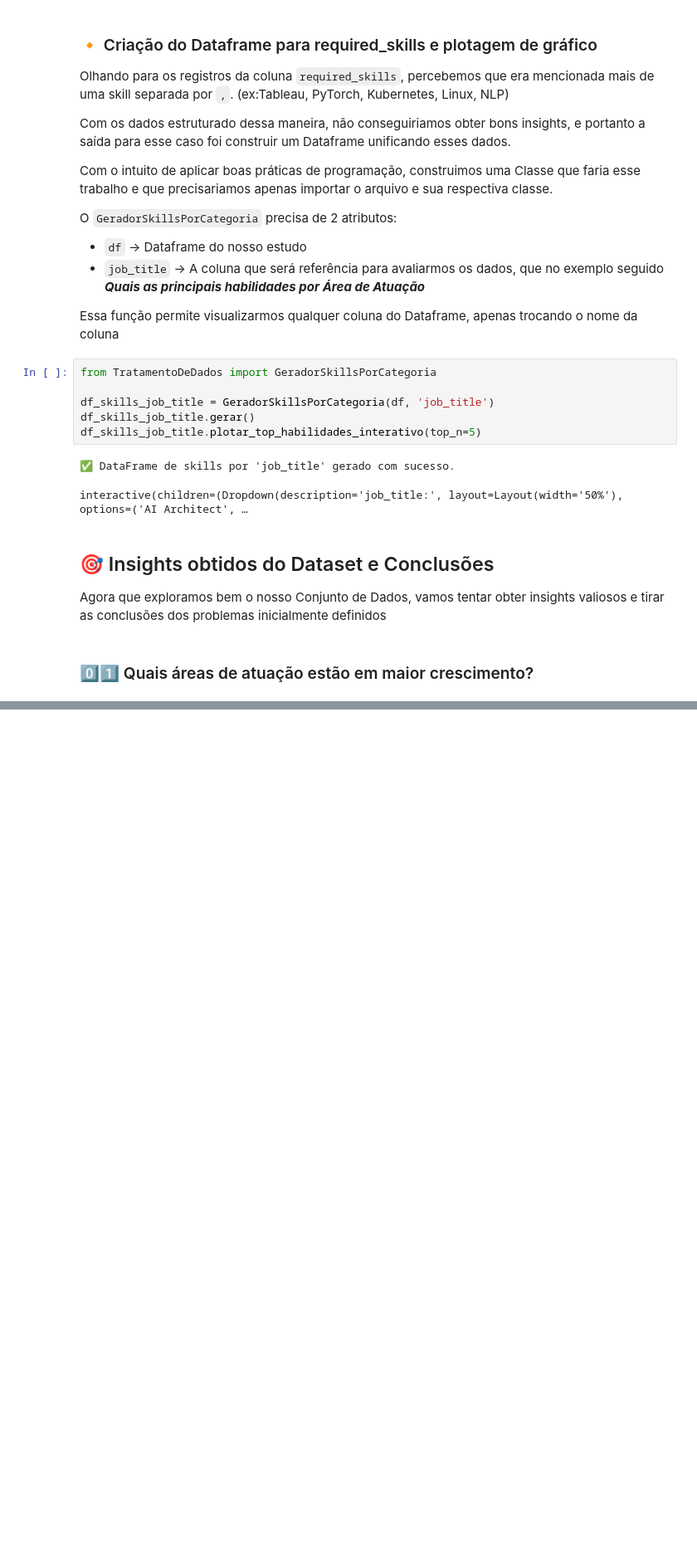
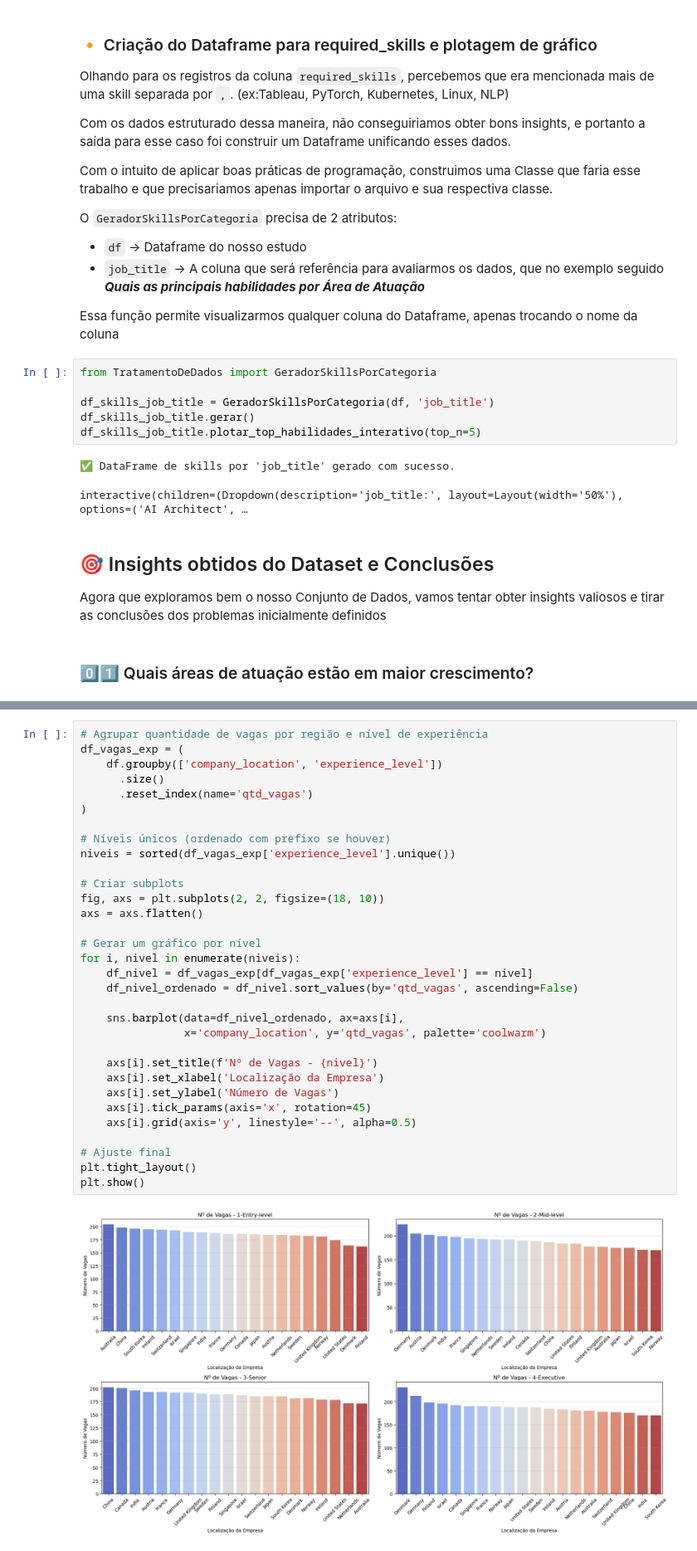
Before and after one commit to Cavalheiro93/mvp-data-analyst-global-ai-market, a Jupyter notebook: Projeto_MVP.ipynb, the cells around one changed output, grey strips where cells are left out. Shown at 83% size. Saved outputs shown, nothing was run; the diff lists cells and outputs as text; blank space fills up the shorter version.

```diff
--- a/Projeto_MVP.ipynb
+++ b/Projeto_MVP.ipynb
@@ -596,0 +662,34 @@ Essa vaga mostra-se um grande potêncial para aqueles com intenção
+# %%
+# Agrupar quantidade de vagas por região e nível de experiência
+df_vagas_exp = (
+    df.groupby(['company_location', 'experience_level'])
+      .size()
+      .reset_index(name='qtd_vagas')
+)
+
+# Níveis únicos (ordenado com prefixo se houver)
+niveis = sorted(df_vagas_exp['experience_level'].unique())
+
+# Criar subplots
+fig, axs = plt.subplots(2, 2, figsize=(18, 10))
+axs = axs.flatten()
+
+# Gerar um gráfico por nível
+for i, nivel in enumerate(niveis):
+    df_nivel = df_vagas_exp[df_vagas_exp['experience_level'] == nivel]
+    df_nivel_ordenado = df_nivel.sort_values(by='qtd_vagas', ascending=False)
+
+    sns.barplot(data=df_nivel_ordenado, ax=axs[i],
+                x='company_location', y='qtd_vagas', palette='coolwarm')
+
+    axs[i].set_title(f'Nº de Vagas - {nivel}')
+    axs[i].set_xlabel('Localização da Empresa')
+    axs[i].set_ylabel('Número de Vagas')
+    axs[i].tick_params(axis='x', rotation=45)
+    axs[i].grid(axis='y', linestyle='--', alpha=0.5)
+
+# Ajuste final
+plt.tight_layout()
+plt.show()
+# %% [output]
+[figure, added]
```
Also changed, not shown: parts of 9 cells of this notebook.
